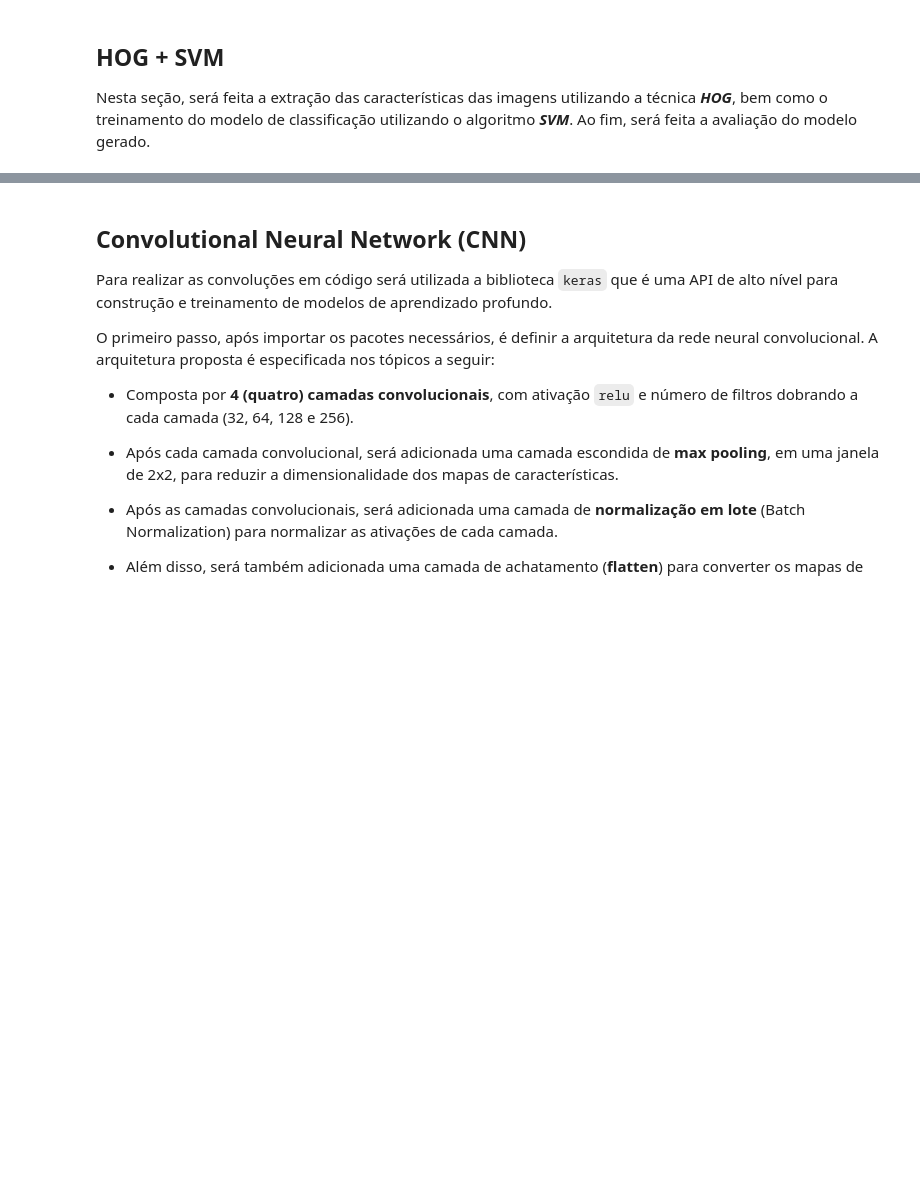
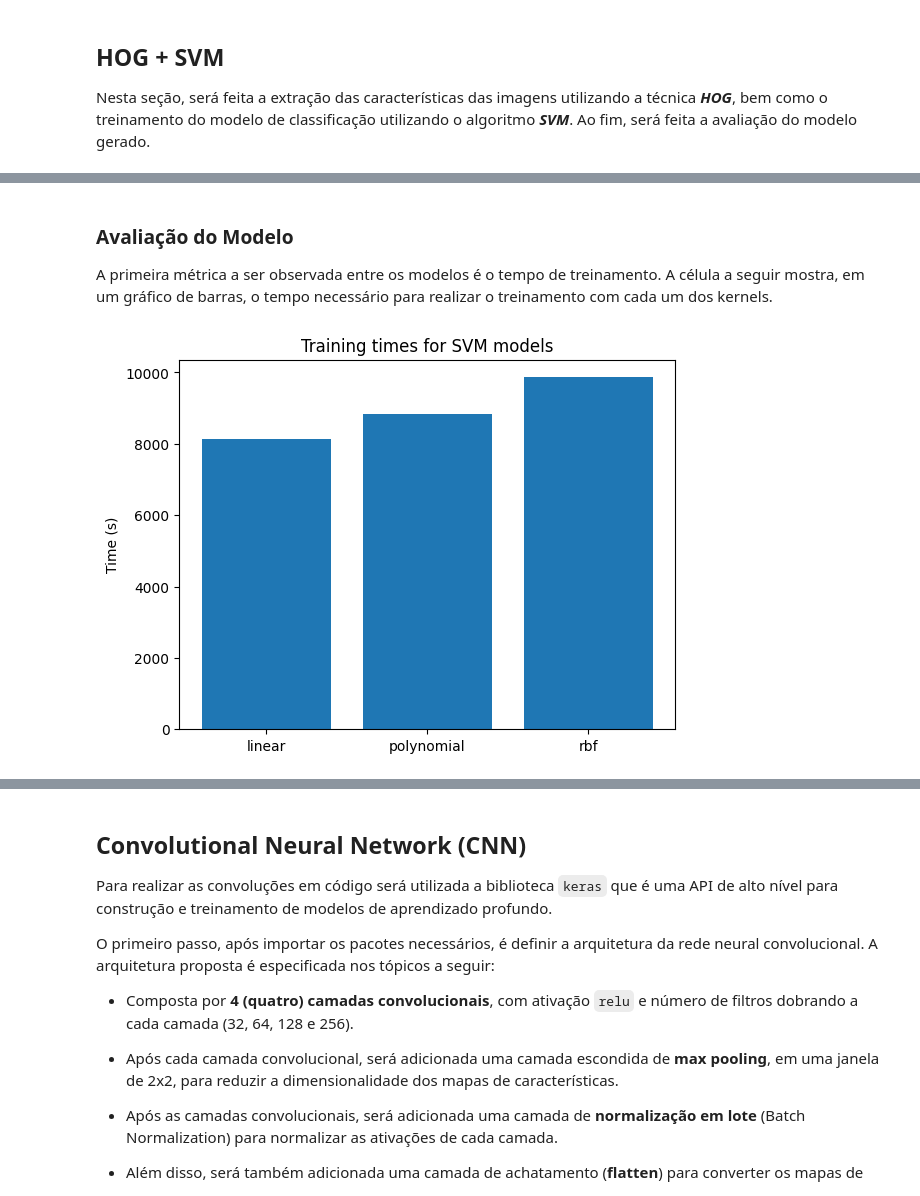
Before and after one commit to pedro-de-oliveira-guedes/captcha-recognition, a Jupyter notebook: captcha-recognition.ipynb, the cells around one changed output, grey strips where cells are left out. Cells and saved outputs as stored; diff of their text form; code cells hidden in the pictures; blank space fills up the shorter version.

```diff
--- a/captcha-recognition.ipynb
+++ b/captcha-recognition.ipynb
@@ -275,0 +437,25 @@ Nesta seção, será feita a extração das características das imagens utiliza
+# %%
+from sklearn import svm
+import time
+
+
+def train_hog_svm_models(captchas: dict, svm_kernel="linear") -> dict:
+    models = {}
+    for char_idx in range(6):
+        train_start = time.time()
+        model = svm.SVC(kernel=svm_kernel, probability=True, random_state=42)
+
+        X_train = np.array([captcha["hog_features"] for captcha in captchas[TRAIN]])
+        y_train = np.array([char_to_int[captcha["label"][char_idx]] for captcha in captchas[TRAIN]])
+
+        model.fit(X_train, y_train)
+        train_end = time.time()
+
+        print(f"Time training model for character {char_idx} with kernel {svm_kernel}: {train_end - train_start:.2f}s")
+
+        models[char_idx] = {
+            "model": model,
+            "train_time": train_end - train_start
+        }
+
+    return models
@@ -275,0 +566,20 @@ Nesta seção, será feita a extração das características das imagens utiliza
+# %% [markdown]
+### Avaliação do Modelo
+A primeira métrica a ser observada entre os modelos é o tempo de treinamento. A célula a seguir mostra, em um gráfico de barras, o tempo necessário para realizar o treinamento com cada um dos kernels.
+# %%
+def plot_svm_training_times(svm_models: dict):
+    plt.title("Training times for SVM models")
+
+    train_times = {}
+    for kernel_type in svm_models.keys():
+        total_train_time = sum(model["train_time"] for model in svm_models[kernel_type].values())
+        train_times[kernel_type] = total_train_time
+
+    plt.bar(train_times.keys(), train_times.values())
+    plt.ylabel("Time (s)")
+    plt.show()
+
+
+plot_svm_training_times(svm_models)
+# %% [output]
+[figure, added]
```
Also changed, not shown: parts of 32 cells of this notebook.
